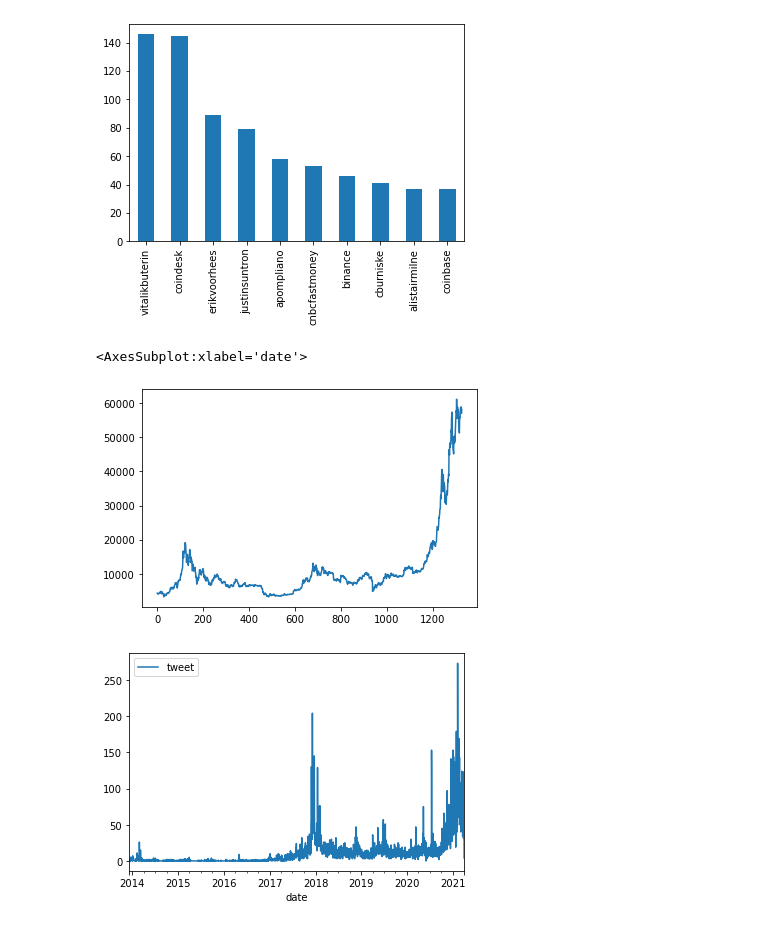
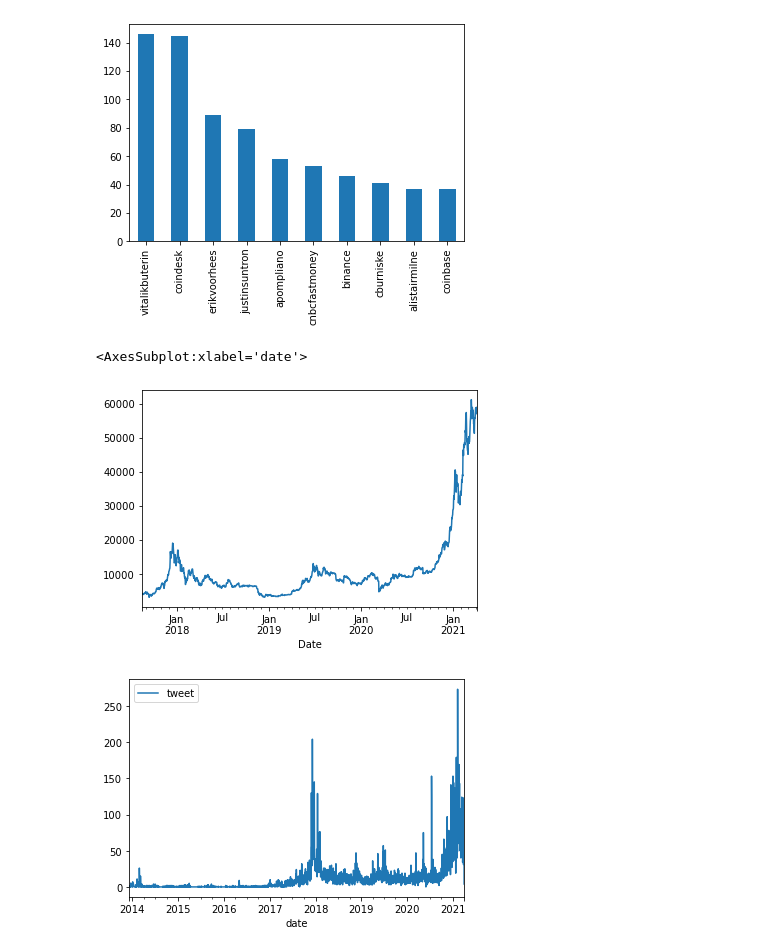
Before and after one commit to dim3003/data-analysis-crypto, a Jupyter notebook: notebooks/gp_notebooks.ipynb, the cells around one changed output. Drawn from its saved outputs; the diff is of its cells as text; code cells hidden in the pictures.

Commit message:
try merge tweet and database

```diff
--- a/notebooks/gp_notebooks.ipynb
+++ b/notebooks/gp_notebooks.ipynb
@@ -23,5 +23,8 @@ tweet_btc = data_path+"bitcoin.json"
 tweet_eth = data_path+"ethereum.json"
 tweet_bnb = data_path+"binance.json"
 df_btc = pd.read_csv(btc_file)
+df_btc['Date'] = pd.to_datetime(df_btc['Date'],unit="s")
+df_btc.index = df_btc['Date']
+del df_btc['Date']
 df_btc
 # %% [output]
@@ -169,10 +173,10 @@ eth_df.username.value_counts(sort=True).head(10).plot(kind='bar')
 <AxesSubplot:>
 [figure]
 # %%
-test = btc_df[['date','tweet']].groupby(['date']).count()
+test = btc_df[['date','tweet']].groupby(['date']).count().resample("1D").sum()
 df_btc['Close'].plot()
-test.resample("1D").sum().plot()
+test.plot()
 # %% [output]
 <AxesSubplot:xlabel='date'>
-[figure, old version]
+[figure, new version]
 [figure]
```
Also changed, not shown: parts of 7 cells of this notebook, 1 other file.
